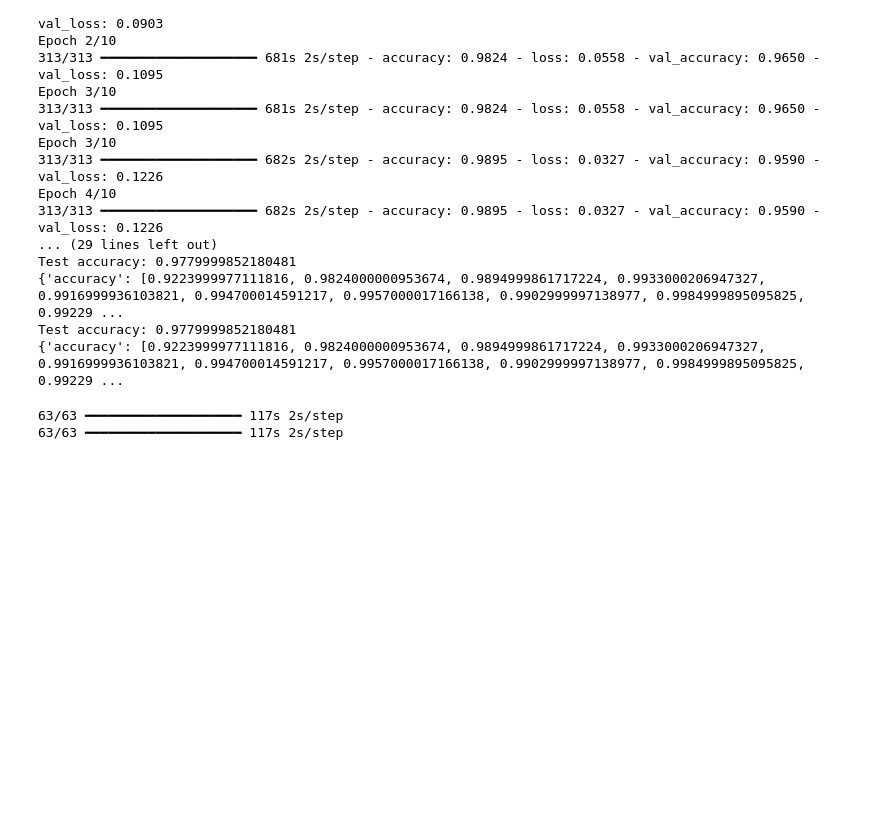
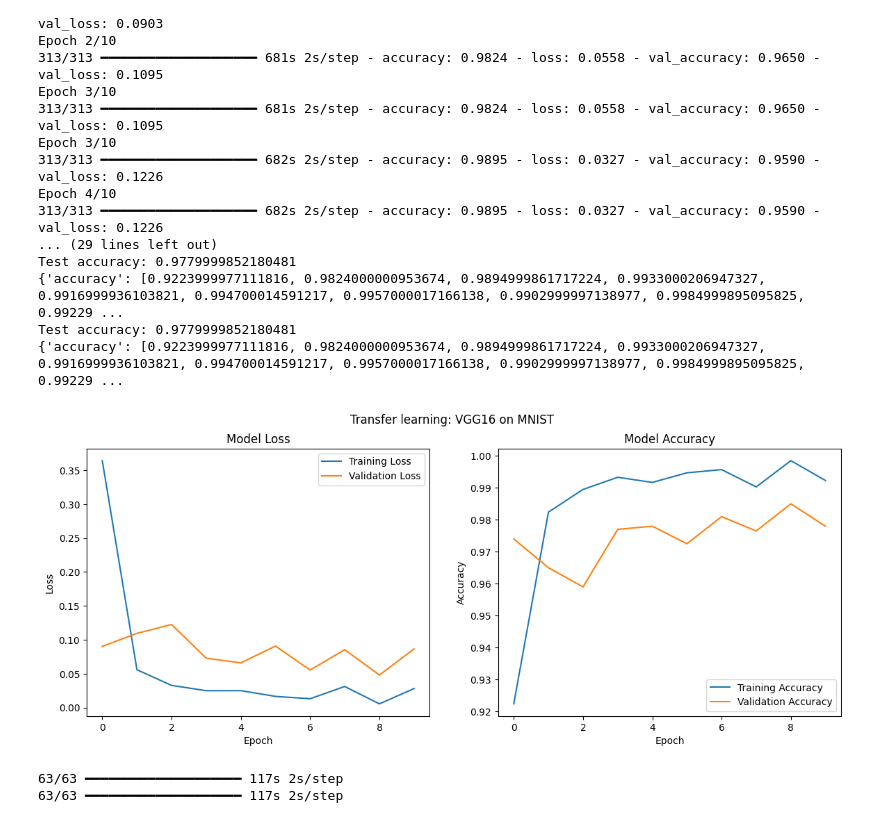
Before and after one commit to scuartasr/deeplearning_w2e1, a Jupyter notebook: Cuadernos/Keras_Clasificacion_de_Digitos_Usando_Redes_Convolucionales.ipynb, the cells around one changed output. Saved outputs shown, nothing was run; the diff lists cells and outputs as text; code cells hidden in the pictures; blank space fills up the shorter version.

Commit message:
Models trained. Little change

```diff
--- a/Cuadernos/Keras_Clasificacion_de_Digitos_Usando_Redes_Convolucionales.ipynb
+++ b/Cuadernos/Keras_Clasificacion_de_Digitos_Usando_Redes_Convolucionales.ipynb
@@ -730,6 +730,29 @@ Test accuracy: 0.9779999852180481
 {'accuracy': [0.9223999977111816, 0.9824000000953674, 0.9894999861717224, 0.9933000206947327, 0.9916999936103821, 0.994700014591217, 0.9957000017166138, 0.9902999997138977, 0.9984999895095825, 0.99229 ...
 Test accuracy: 0.9779999852180481
 {'accuracy': [0.9223999977111816, 0.9824000000953674, 0.9894999861717224, 0.9933000206947327, 0.9916999936103821, 0.994700014591217, 0.9957000017166138, 0.9902999997138977, 0.9984999895095825, 0.99229 ...
+# %%
+# Plot, in a 1x2 grid, loss vs epoch and accuracy vs epoch
+plt.figure(figsize=(14, 5))
+# Loss plot
+plt.subplot(1, 2, 1)
+plt.plot(history_vgg16.history['loss'], label='Training Loss')
+plt.plot(history_vgg16.history['val_loss'], label='Validation Loss')
+plt.title('Model Loss')
+plt.xlabel('Epoch')
+plt.ylabel('Loss')
+plt.legend()
+# Accuracy plot
+plt.subplot(1, 2, 2)
+plt.plot(history_vgg16.history['accuracy'], label='Training Accuracy')
+plt.plot(history_vgg16.history['val_accuracy'], label='Validation Accuracy')
+plt.title('Model Accuracy')
+plt.xlabel('Epoch')
+plt.ylabel('Accuracy')
+plt.legend()
+plt.suptitle('Transfer learning: VGG16 on MNIST')
+plt.show()
+# %% [output]
+[figure, added]
 # %%
 #
 ## Matriz de confusión para MobileNet
```
Also changed, not shown: parts of 1 cell of this notebook.
